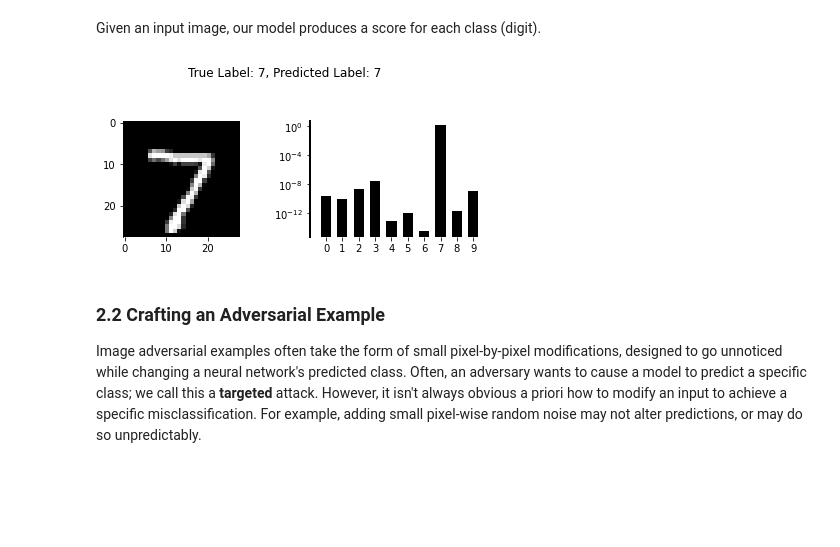
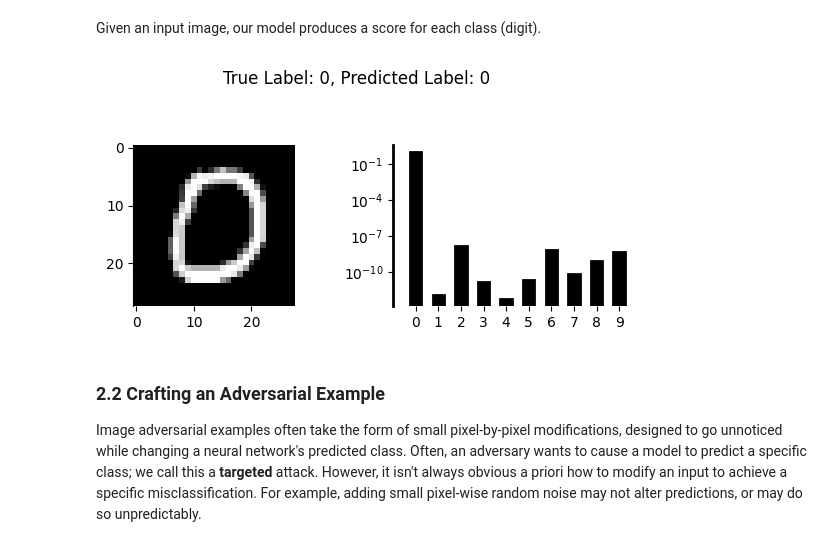
Before and after one commit to cs449f23/lectures, a Jupyter notebook: notebooks/4_adversarial.ipynb, the cells around one changed output. Saved outputs shown, nothing was run; the diff lists cells and outputs as text; code cells hidden in the pictures; blank space fills up the shorter version.

```diff
--- a/notebooks/4_adversarial.ipynb
+++ b/notebooks/4_adversarial.ipynb
@@ -147,12 +148,12 @@ Given an input image, our model produces a score for each class (digit).
 # %%
 # select an input
 batch_x, batch_y = next(iter(mnist_test))
-x, y = batch_x[0].to(device), batch_y[0].to(device)
+x, y = batch_x[10].to(device), batch_y[10].to(device)
 
 # corresponding image & predicted class scores
 plot_mnist(x, y, model)
 # %% [output]
-[figure, old version]
+[figure, new version]
 # %% [markdown]
 ### __2.2__ <a name="craft">Crafting an Adversarial Example</a>
 
```
Also changed, not shown: parts of 14 cells of this notebook, 39 other files.
